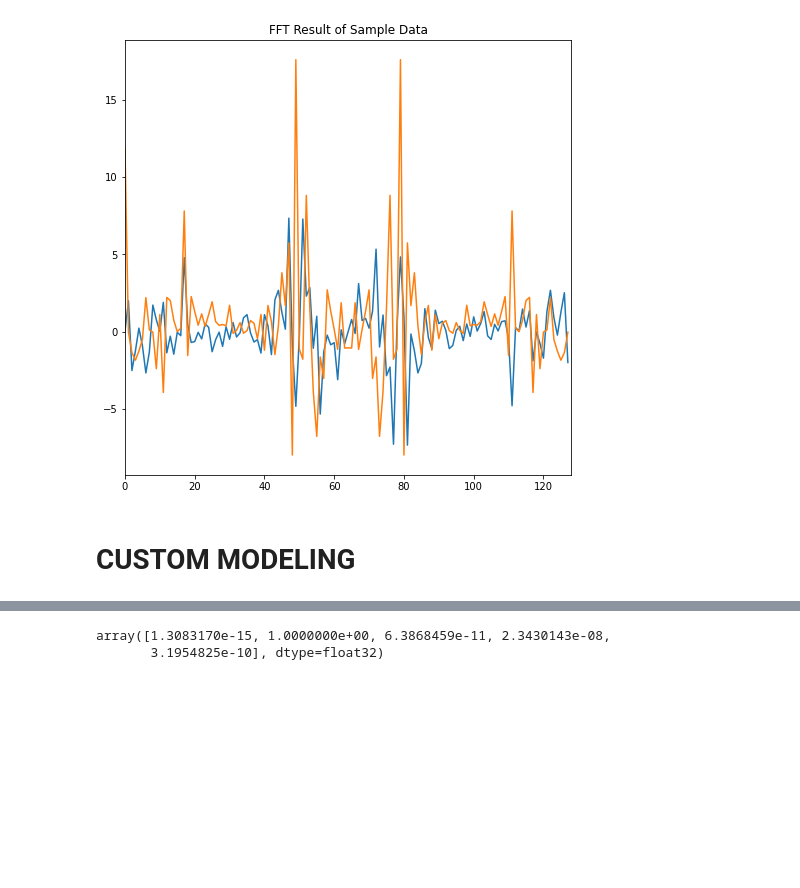
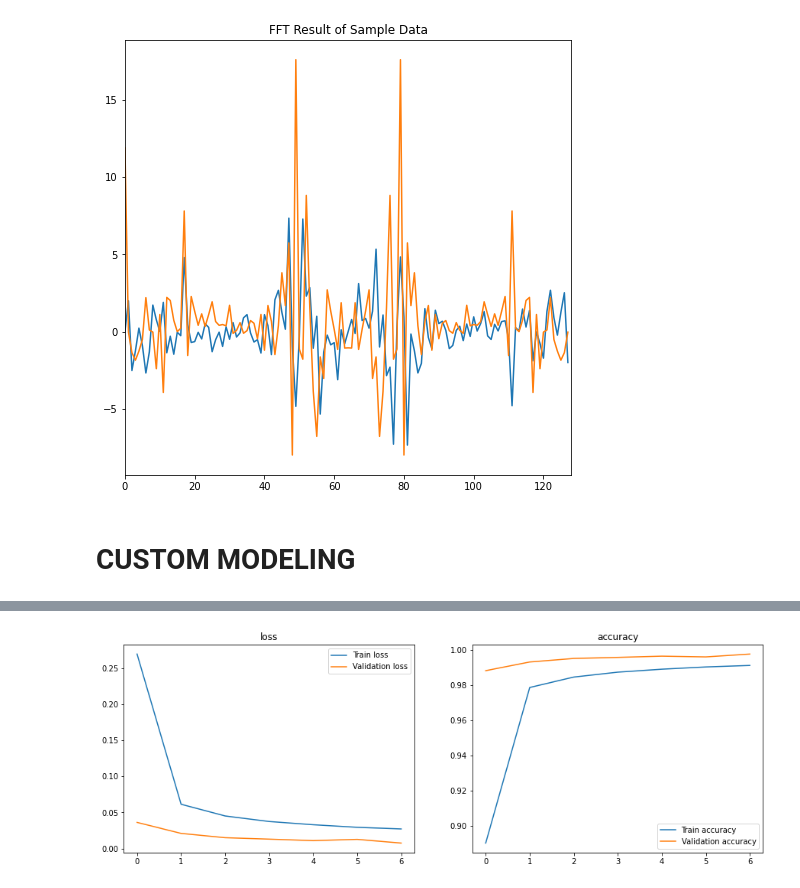
Before and after one commit to Jaewoopudding/2021-2_TNT_Industrial_AI, a Jupyter notebook: TASK1-Fault_Detection/Codes/TASK1-1_JS.ipynb, the cells around one changed output, grey strips where cells are left out. Saved outputs shown, nothing was run; the diff lists cells and outputs as text; code cells hidden in the pictures; blank space fills up the shorter version.

```diff
--- a/TASK1-Fault_Detection/Codes/TASK1-1_JS.ipynb
+++ b/TASK1-Fault_Detection/Codes/TASK1-1_JS.ipynb
@@ -347,7 +354,16 @@ array([[<AxesSubplot:title={'center':'label'}>]], dtype=object)
-# %%
-pred[0]
-# %% [output]
-array([1.3083170e-15, 1.0000000e+00, 6.3868459e-11, 2.3430143e-08,
-       3.1954825e-10], dtype=float32)
+# %%
+def show_final_history(history):
+    fig, ax = plt.subplots(1, 2, figsize=(15,5))
+    ax[0].set_title('loss')
+    ax[0].plot(history.epoch, history.history["loss"], label="Train loss")
+    ax[0].plot(history.epoch, history.history["val_loss"], label="Validation loss")
+    ax[1].set_title('accuracy')
+    ax[1].plot(history.epoch, history.history["sparse_categorical_accuracy"], label="Train accuracy")
+    ax[1].plot(history.epoch, history.history["val_sparse_categorical_accuracy"], label="Validation accuracy")
+    ax[0].legend()
+    ax[1].legend()
+show_final_history(history)
+# %% [output]
+[figure, added]
 # %%
 %load_ext tensorboard
```
Also changed, not shown: parts of 10 cells of this notebook, 1 other file.
